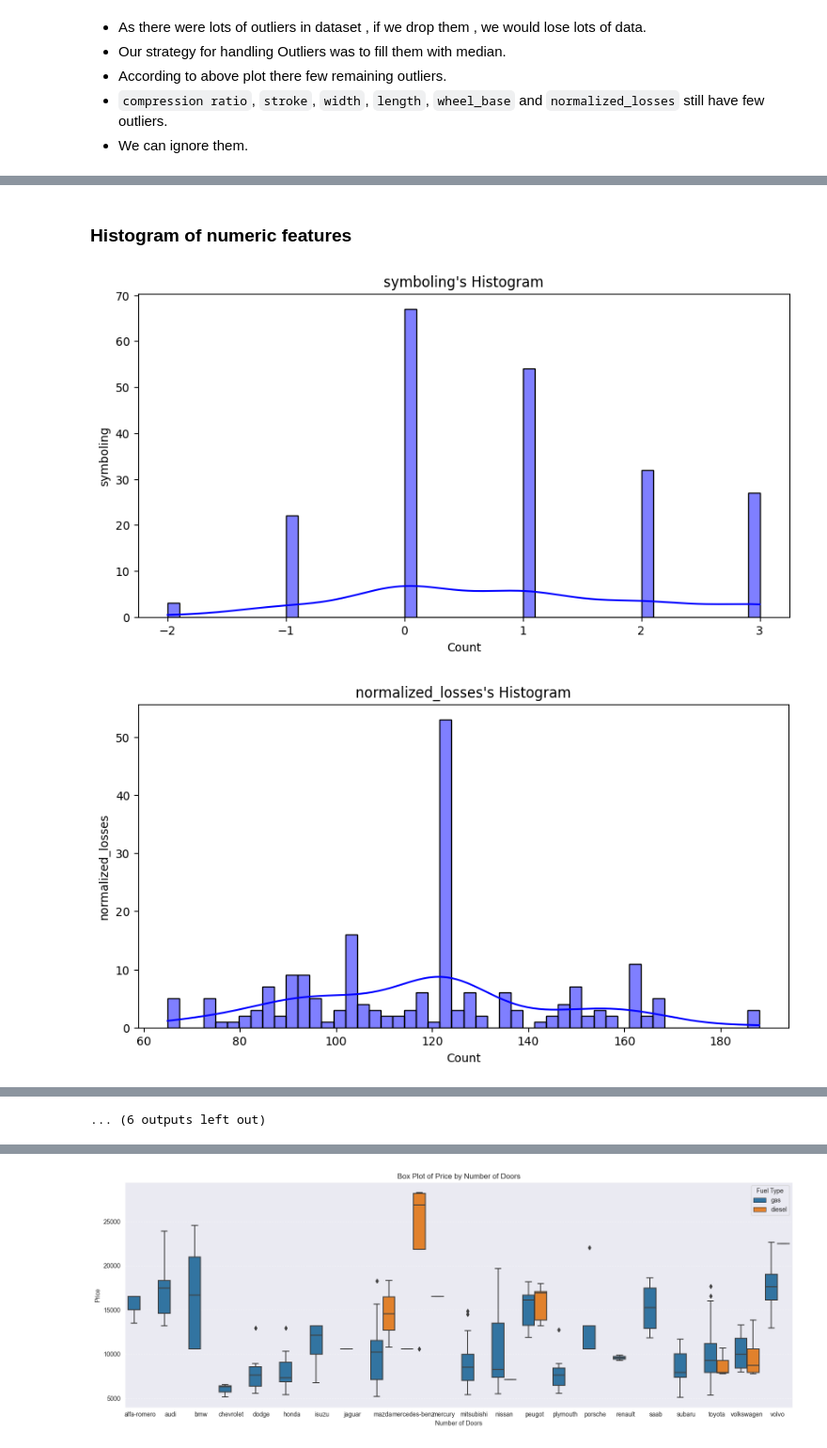
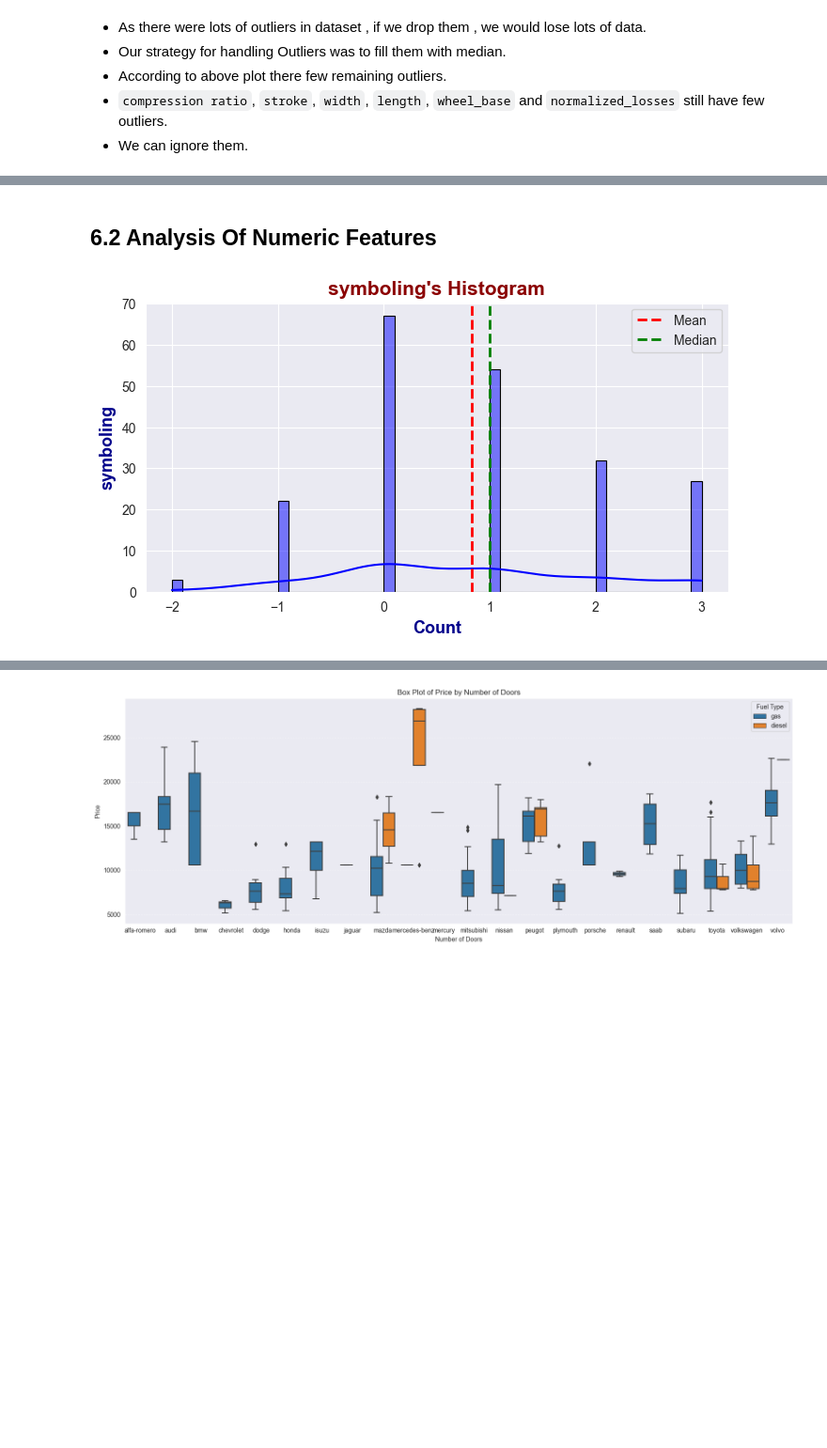
Before and after one commit to mohammadreza-mohammadi94/DataAnalysis-And-MachineLearning, a Jupyter notebook: Automobile Dataset/Automobile.ipynb, the cells around one changed output, grey strips where cells are left out. Shown at 94% size. Cells and saved outputs as stored; diff of their text form; code cells hidden in the pictures; blank space fills up the shorter version.

Commit message:
update analysis

```diff
--- a/Automobile Dataset/Automobile.ipynb
+++ b/Automobile Dataset/Automobile.ipynb
@@ -716,7 +731,13 @@ plt.show()
 # %%
-def barplot(cols):
-    for col in cols:
-        plt.figure(figsize=(12, 6))
-        sns.barplot(x=df[col].value_counts().index, y=df[col].value_counts(), data=df, palette='viridis')
-        plt.title(f"{col}'s Barplot")
-        plt.show()
+title_font = {"family" : "arial", "color" : "darkred", "weight" : "bold", "size" : 15}
+axis_font = {"family" : "arial", "color" : "darkblue", "weight" : "bold", "size" : 13}
+
+def barplot(col, figsize=(10, 5)):
+    plt.figure(figsize=figsize)
+    sns.barplot(x=df[col].value_counts().index, y=df[col].value_counts(), data=df, palette='viridis')
+    plt.title(f"{col}'s Barplot", fontdict=title_font)
+    plt.xlabel(f"{col}", fontdict=axis_font)
+    plt.ylabel("Frequency", fontdict=axis_font)
+    plt.xticks(rotation=90)
+    plt.tight_layout
+    plt.show()
@@ -745,11 +895,20 @@ plt.show()
 # %% [markdown]
-### Histogram of numeric features
+## 6.2 Analysis Of Numeric Features <a id=32></a>
 # %%
-def histogram(df, cols):
-    for col in cols:
-        plt.figure(figsize=(10, 5))
-        sns.histplot(data=df, x=col, bins=50, kde=True, color='blue', edgecolor='black')
-        plt.title(f"{col}'s Histogram", fontsize=12)
-        plt.ylabel(f"{col}")
-        plt.xlabel("Count")
-        plt.show()
+def histogram(col, bins=50):
+    mean = df[col].mean()
+    median = df[col].median()
+
+    # Seabonr's Histogram
+    plt.figure(figsize=(8, 4))
+    sns.set_style('darkgrid')
+    sns.histplot(data=df, x=col, bins=bins, kde=True, color='blue', edgecolor='black')
+    # Add mean and median tp plot
+    plt.axvline(mean, color='red', linestyle='dashed', linewidth=2, label='Mean')
+    plt.axvline(median, color='green', linestyle='dashed', linewidth=2, label='Median')
+    # Plot Style
+    plt.title(f"{col}'s Histogram", fontdict=title_font)
+    plt.ylabel(f"{col}", fontdict=axis_font)
+    plt.xlabel("Count", fontdict=axis_font)
+    plt.legend()
+    plt.show()
@@ -758,5 +915,4 @@ numeric_columns = df.select_dtypes(np.number).columns
 # %%
-histogram(df, numeric_columns)
+histogram("symboling")
 # %% [output]
-[figure, old version]
+[figure, new version]
-[figure, removed]
@@ -773 +918,0 @@ histogram(df, numeric_columns)
-... (6 outputs left out)
```
Also changed, not shown: parts of 78 cells of this notebook.
